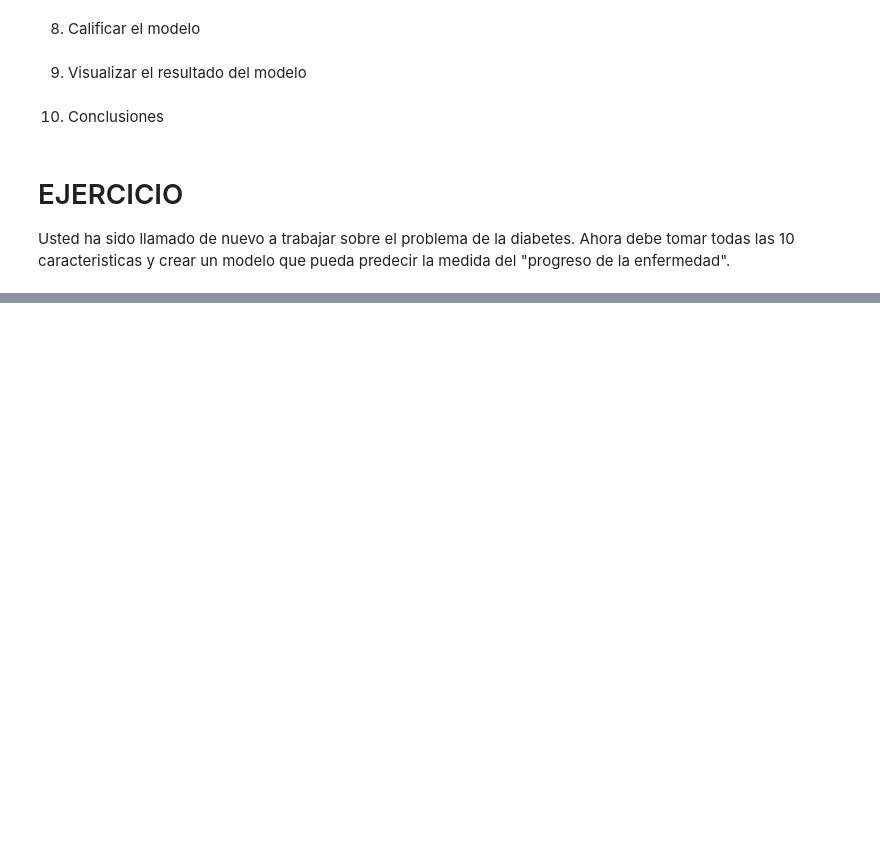
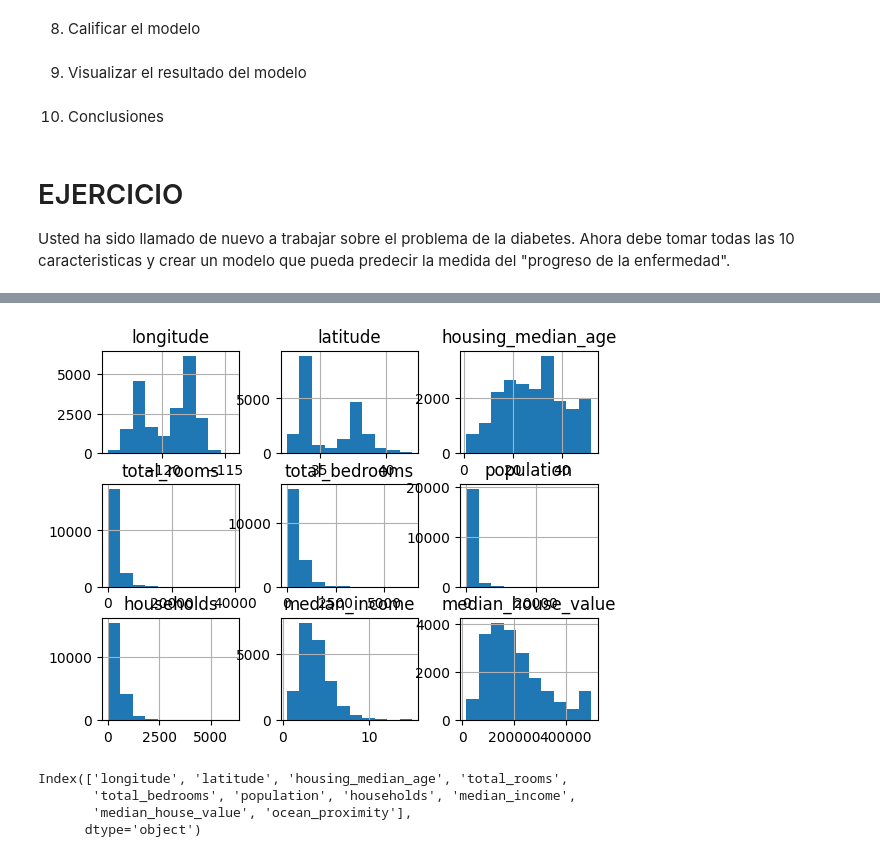
Before and after one commit to alfonsoayalapaloma/machine-learning, a Jupyter notebook: ml_02_linear-regression_salary.ipynb, the cells around one changed output, grey strips where cells are left out. Saved outputs shown, nothing was run; the diff lists cells and outputs as text; code cells hidden in the pictures; blank space fills up the shorter version.

```diff
--- a/ml_02_linear-regression_salary.ipynb
+++ b/ml_02_linear-regression_salary.ipynb
@@ -197,0 +201,14 @@ Usted ha sido llamado de nuevo a trabajar sobre el problema de la diabetes. Ahor
+# %%
+url="https://raw.githubusercontent.com/alfonsoayalapaloma/datasets/refs/heads/main/housing.csv"
+# %%
+#2 Extraccion/Limpieza
+import pandas as pd
+import numpy as np
+
+print("Importando Dataset.")
+df = pd.read_csv(url)
+df.dropna(inplace=True)
+data=pd.get_dummies(df,columns=['ocean_proximity'])
+data.head()
+df=data
+df.columns
@@ -197,0 +223,12 @@ Usted ha sido llamado de nuevo a trabajar sobre el problema de la diabetes. Ahor
+# %%
+#3. EDA
+df.hist();
+# %% [output]
+[figure, added]
+# %%
+df.columns
+# %% [output]
+Index(['longitude', 'latitude', 'housing_median_age', 'total_rooms',
+       'total_bedrooms', 'population', 'households', 'median_income',
+       'median_house_value', 'ocean_proximity'],
+      dtype='object')
```
Also changed, not shown: parts of 7 cells of this notebook.
